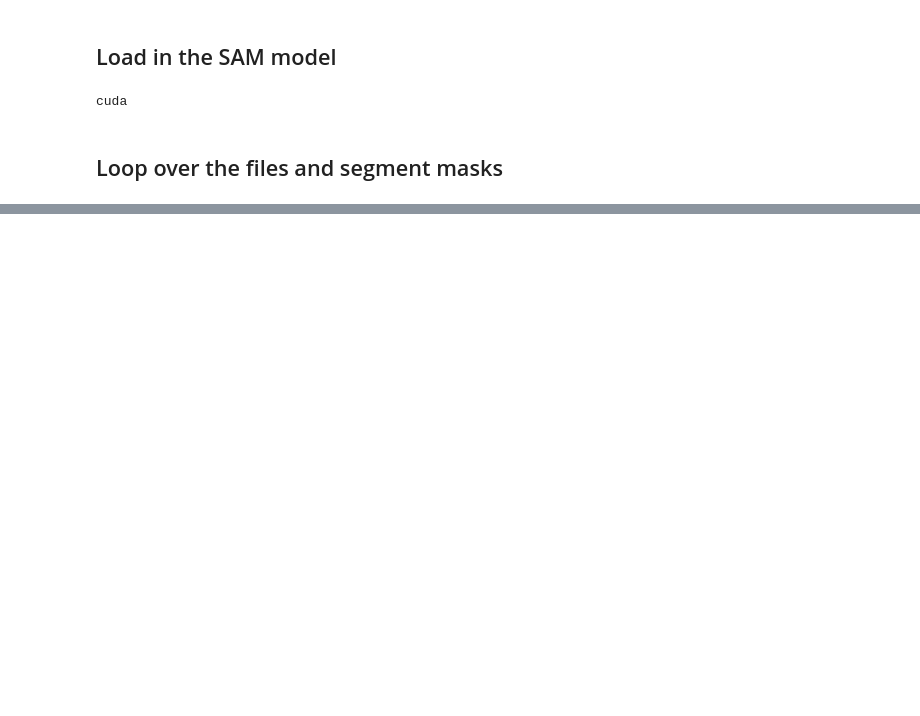
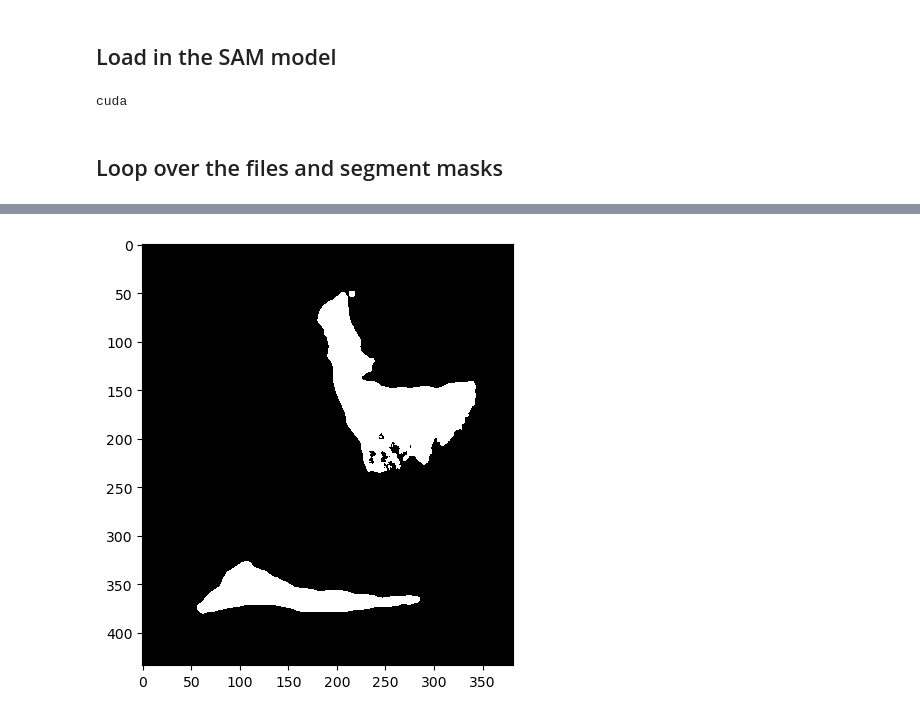
Before and after one commit to MikeLippincott/Nichols_Lab_Collaboration, a Jupyter notebook: 3.segmentation/notebooks/0.segment_images.ipynb, the cells around one changed output, grey strips where cells are left out. Drawn from its saved outputs; the diff is of its cells as text; code cells hidden in the pictures; blank space fills up the shorter version.

```diff
--- a/3.segmentation/notebooks/0.segment_images.ipynb
+++ b/3.segmentation/notebooks/0.segment_images.ipynb
@@ -127,0 +204,6 @@ for image_path in tqdm(image_list):
+# %%
+mask_image(
+    "../../data/3.maximum_projections_and_masks/MAX_unsel_8_L.tiff", alpha=30, beta=0
+)
+# %% [output]
+[figure, added]
```
Also changed, not shown: parts of 28 cells of this notebook, 13 other files.
